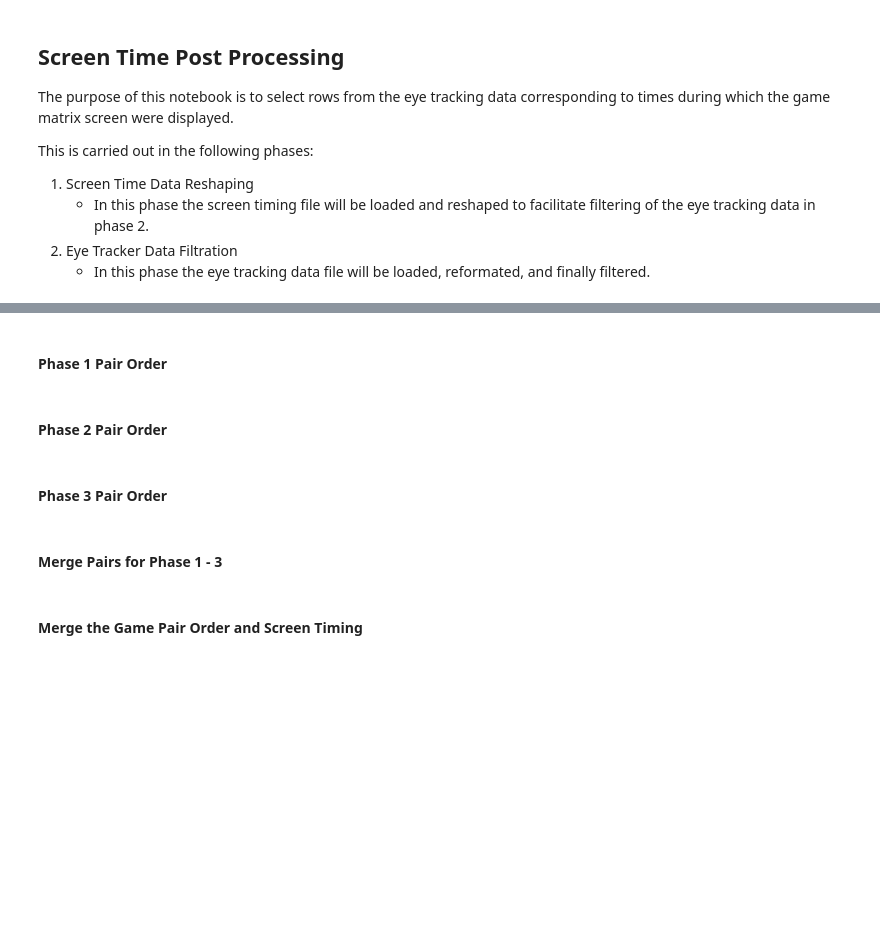
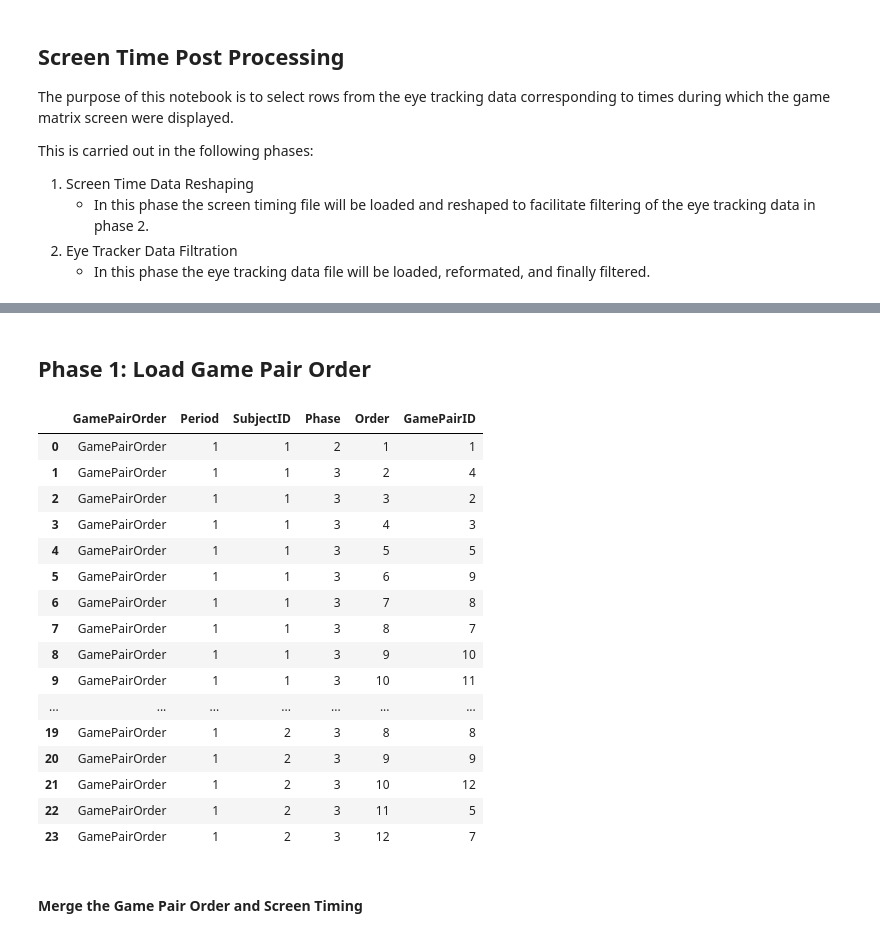
Before and after one commit to aaruff/AIG-EyeTrackerPostProcessing, a Jupyter notebook: ScreenTimePostProcessing.ipynb, the cells around one changed output, grey strips where cells are left out. Drawn from its saved outputs; the diff is of its cells as text; code cells hidden in the pictures; blank space fills up the shorter version.

Commit message:
added new pair order and screen timing file formatting

```diff
--- a/ScreenTimePostProcessing.ipynb
+++ b/ScreenTimePostProcessing.ipynb
@@ -51,2 +96,2 @@ order = [3,4,9,6,8,7,2,5,1]
 # %% [markdown]
-#### Phase 1 Pair Order
+## Phase 1: Load Game Pair Order
@@ -55,2 +97,0 @@ p1 = pd.Series(np.repeat(np.arange(1,10), 2))
-# %% [markdown]
-#### Phase 2 Pair Order
@@ -59,2 +97,0 @@ p2 = pd.Series(np.repeat(order[0], 4))
-# %% [markdown]
-#### Phase 3 Pair Order
@@ -63,2 +97,0 @@ p3 = pd.Series(np.repeat(order[1:], 2))
-# %% [markdown]
-#### Merge Pairs for Phase 1 - 3
@@ -67,3 +98,24 @@ pair_order = p1.append(p2).append(p3).reset_index(drop=True)
+# %%
+pair_order = pd.read_csv('session_data/session2/PairOrder.xls', sep='\t')
+pair_order
+# %% [output]
+|  | GamePairOrder | Period | SubjectID | Phase | Order | GamePairID |
+| 0 | GamePairOrder | 1 | 1 | 2 | 1 | 1 |
+| 1 | GamePairOrder | 1 | 1 | 3 | 2 | 4 |
+| 2 | GamePairOrder | 1 | 1 | 3 | 3 | 2 |
+| 3 | GamePairOrder | 1 | 1 | 3 | 4 | 3 |
+| 4 | GamePairOrder | 1 | 1 | 3 | 5 | 5 |
+| 5 | GamePairOrder | 1 | 1 | 3 | 6 | 9 |
+| 6 | GamePairOrder | 1 | 1 | 3 | 7 | 8 |
+| 7 | GamePairOrder | 1 | 1 | 3 | 8 | 7 |
+| 8 | GamePairOrder | 1 | 1 | 3 | 9 | 10 |
+| 9 | GamePairOrder | 1 | 1 | 3 | 10 | 11 |
+| ... | ... | ... | ... | ... | ... | ... |
+| 19 | GamePairOrder | 1 | 2 | 3 | 8 | 8 |
+| 20 | GamePairOrder | 1 | 2 | 3 | 9 | 9 |
+| 21 | GamePairOrder | 1 | 2 | 3 | 10 | 12 |
+| 22 | GamePairOrder | 1 | 2 | 3 | 11 | 5 |
+| 23 | GamePairOrder | 1 | 2 | 3 | 12 | 7 |
 # %% [markdown]
 #### Merge the Game Pair Order and Screen Timing
 # %%
```
Also changed, not shown: parts of 26 cells of this notebook.
